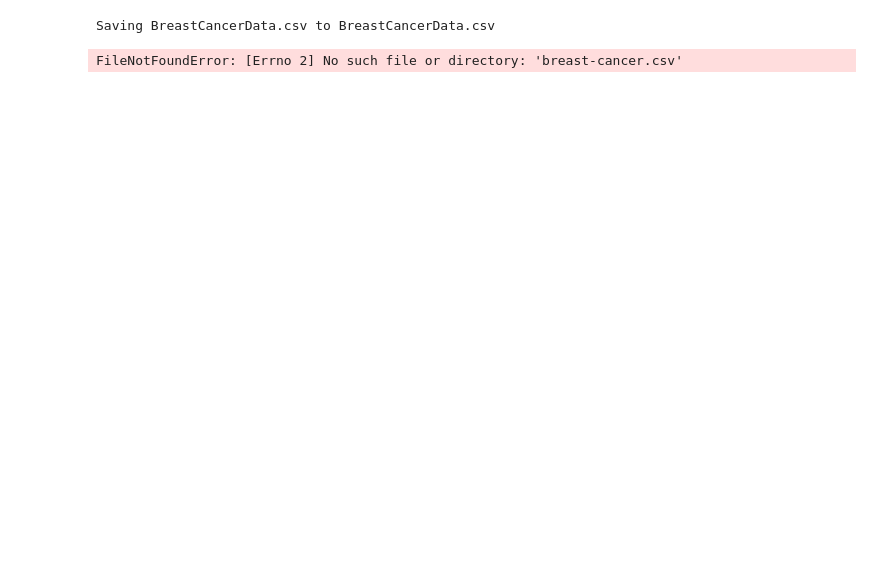
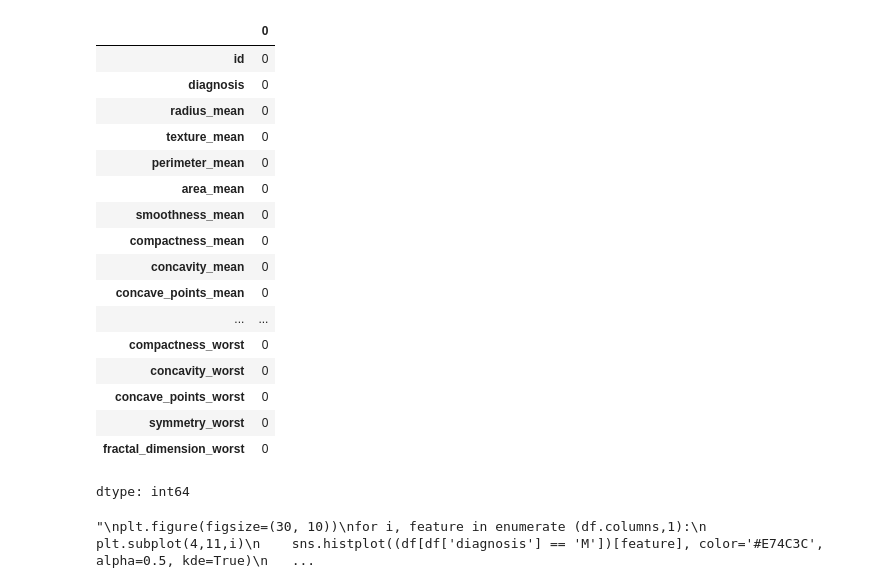
Before and after one commit to sharminnaharapu/Breast-Cancer-Prediction-by-FNAC, a Jupyter notebook: ML_Breast_Cancer_RandomForest.ipynb, the cells around one changed output. Saved outputs shown, nothing was run; the diff lists cells and outputs as text; code cells hidden in the pictures; blank space fills up the shorter version.

```diff
--- a/ML_Breast_Cancer_RandomForest.ipynb
+++ b/ML_Breast_Cancer_RandomForest.ipynb
@@ -23,14 +23,30 @@ from sklearn.preprocessing import StandardScaler
 # %%
 # 1 upload file
 from google.colab import files
 uploaded = files.upload()
-original_df=pd.read_csv('.csv')
+original_df=pd.read_csv('BreastCancerData.csv')
 # count the NA values in the array
 pd.isnull(original_df).sum(axis=0)
 # %% [output]
 [interactive output not drawn]
+|  | 0 |
+| id | 0 |
+| diagnosis | 0 |
+| radius_mean | 0 |
+| texture_mean | 0 |
+| perimeter_mean | 0 |
+| area_mean | 0 |
+| smoothness_mean | 0 |
+| compactness_mean | 0 |
+| concavity_mean | 0 |
+| concave_points_mean | 0 |
+| ... | ... |
+| compactness_worst | 0 |
+| concavity_worst | 0 |
+| concave_points_worst | 0 |
+| symmetry_worst | 0 |
+| fractal_dimension_worst | 0 |
-Saving BreastCancerData.csv to BreastCancerData.csv
+dtype: int64
-FileNotFoundError: [Errno 2] No such file or directory: 'breast-cancer.csv'
 # %%
 # 1.1 generate df
 df=original_df.drop(['id'],axis=1)
@@ -45,6 +61,8 @@ for i, feature in enumerate (df.columns,1):
 plt.tight_layout()
 plt.show()
 """
+# %% [output]
+"\nplt.figure(figsize=(30, 10))\nfor i, feature in enumerate (df.columns,1):\n    plt.subplot(4,11,i)\n    sns.histplot((df[df['diagnosis'] == 'M'])[feature], color='#E74C3C', alpha=0.5, kde=True)\n   ...
 # %%
 # 2 get equal amount for M&B
 m=(original_df['diagnosis']=="M").sum() # malignant
```
Also changed, not shown: parts of 3 cells of this notebook.
